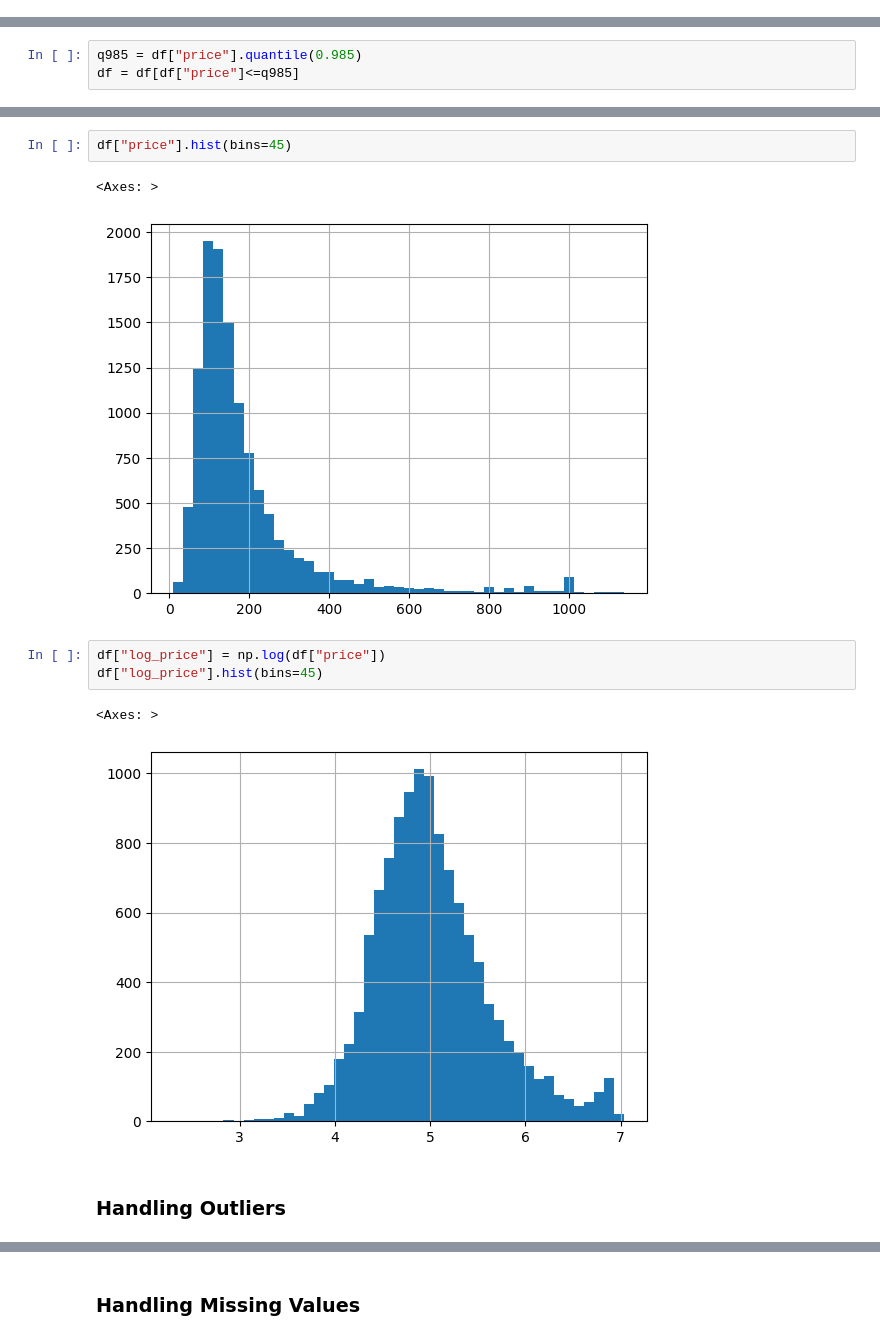
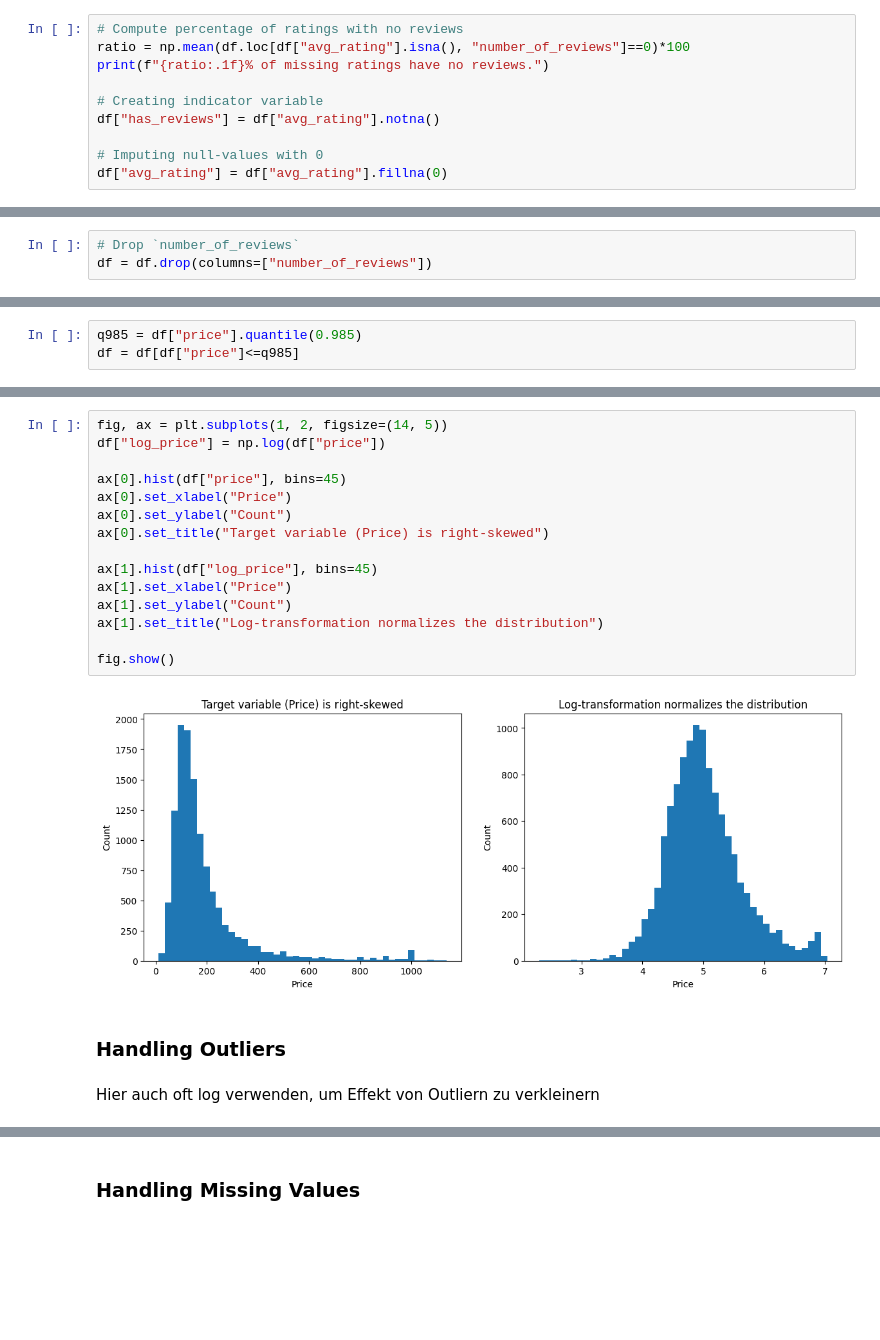
Before and after one commit to EliasSchafer1/Airbnb-Florence, a Jupyter notebook: notebooks/01_preprocessing.ipynb, the cells around one changed output, grey strips where cells are left out. Drawn from its saved outputs; the diff is of its cells as text; blank space fills up the shorter version.

Commit message:
feat: update column selection, finish target variable handling

```diff
--- a/notebooks/01_preprocessing.ipynb
+++ b/notebooks/01_preprocessing.ipynb
@@ -87,0 +93,10 @@ df = df.drop(columns=detail_ratings+["review_scores_rating"])
+# %%
+# Compute percentage of ratings with no reviews
+ratio = np.mean(df.loc[df["avg_rating"].isna(), "number_of_reviews"]==0)*100
+print(f"{ratio:.1f}% of missing ratings have no reviews.")
+
+# Creating indicator variable
+df["has_reviews"] = df["avg_rating"].notna()
+
+# Imputing null-values with 0
+df["avg_rating"] = df["avg_rating"].fillna(0)
@@ -88,3 +107,6 @@ df = df.drop(columns=detail_ratings+["review_scores_rating"])
+# %%
+# Drop `number_of_reviews`
+df = df.drop(columns=["number_of_reviews"])
 # %% [markdown]
 ### Target Variable (Price)
 # %% [markdown]
@@ -135,13 +149,21 @@ df.sort_values("price").head(100)
 # %%
-df["price"].hist(bins=45)
+fig, ax = plt.subplots(1, 2, figsize=(14, 5))
+df["log_price"] = np.log(df["price"])
+
+ax[0].hist(df["price"], bins=45)
+ax[0].set_xlabel("Price")
+ax[0].set_ylabel("Count")
+ax[0].set_title("Target variable (Price) is right-skewed")
+
+ax[1].hist(df["log_price"], bins=45)
+ax[1].set_xlabel("Price")
+ax[1].set_ylabel("Count")
+ax[1].set_title("Log-transformation normalizes the distribution")
+
+fig.show()
 # %% [output]
-<Axes: >
-[figure, old version]
+[figure, new version]
-# %%
-df["log_price"] = np.log(df["price"])
-df["log_price"].hist(bins=45)
-# %% [output]
-<Axes: >
-[figure, removed]
 # %% [markdown]
 ### Handling Outliers
+# %% [markdown]
+Hier auch oft log verwenden, um Effekt von Outliern zu verkleinern
```
Also changed, not shown: parts of 11 cells of this notebook, 1 other file.
